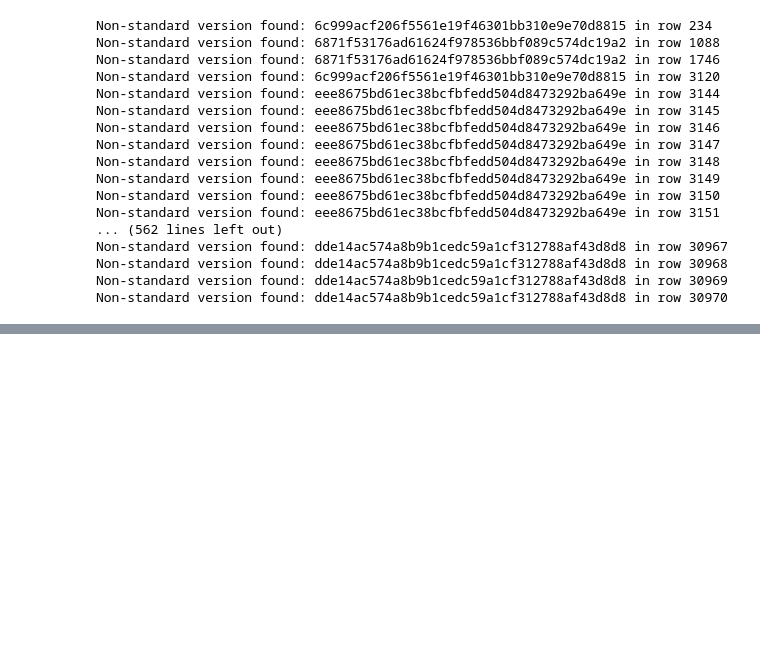
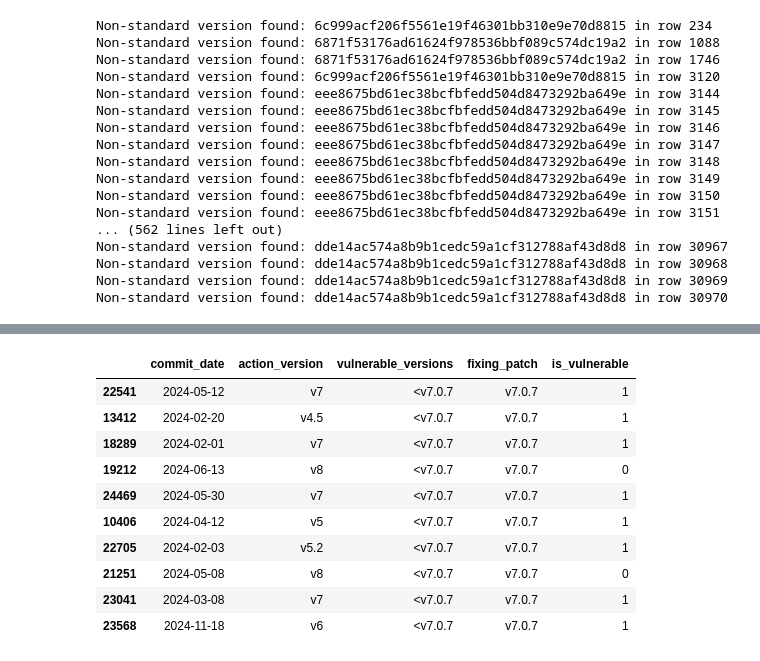
Before and after one commit to Vaibhav150123045/pipeline-level-analysis-main, a Jupyter notebook: analysis.ipynb, the cells around one changed output, grey strips where cells are left out. Saved outputs shown, nothing was run; the diff lists cells and outputs as text; code cells hidden in the pictures; blank space fills up the shorter version.

```diff
--- a/analysis.ipynb
+++ b/analysis.ipynb
@@ -522,0 +737,14 @@ Non-standard version found: 6871f53176ad61624f978536bbf089c574dc19a2 in row 1949
+# %%
+df_with_open_vulenrabilities[['commit_date', 'action_version', 'vulnerable_versions', 'fixing_patch', 'is_vulnerable']].sample(10)
+# %% [output]
+|  | commit_date | action_version | vulnerable_versions | fixing_patch | is_vulnerable |
+| 22541 | 2024-05-12 | v7 | <v7.0.7 | v7.0.7 | 1 |
+| 13412 | 2024-02-20 | v4.5 | <v7.0.7 | v7.0.7 | 1 |
+| 18289 | 2024-02-01 | v7 | <v7.0.7 | v7.0.7 | 1 |
+| 19212 | 2024-06-13 | v8 | <v7.0.7 | v7.0.7 | 0 |
+| 24469 | 2024-05-30 | v7 | <v7.0.7 | v7.0.7 | 1 |
+| 10406 | 2024-04-12 | v5 | <v7.0.7 | v7.0.7 | 1 |
+| 22705 | 2024-02-03 | v5.2 | <v7.0.7 | v7.0.7 | 1 |
+| 21251 | 2024-05-08 | v8 | <v7.0.7 | v7.0.7 | 0 |
+| 23041 | 2024-03-08 | v7 | <v7.0.7 | v7.0.7 | 1 |
+| 23568 | 2024-11-18 | v6 | <v7.0.7 | v7.0.7 | 1 |
```
Also changed, not shown: parts of 22 cells of this notebook.
